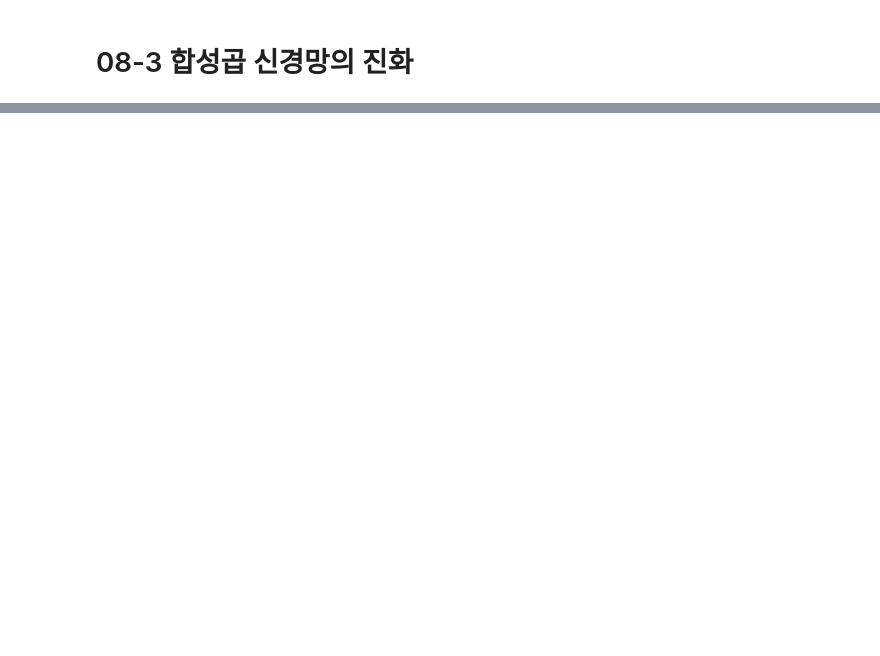
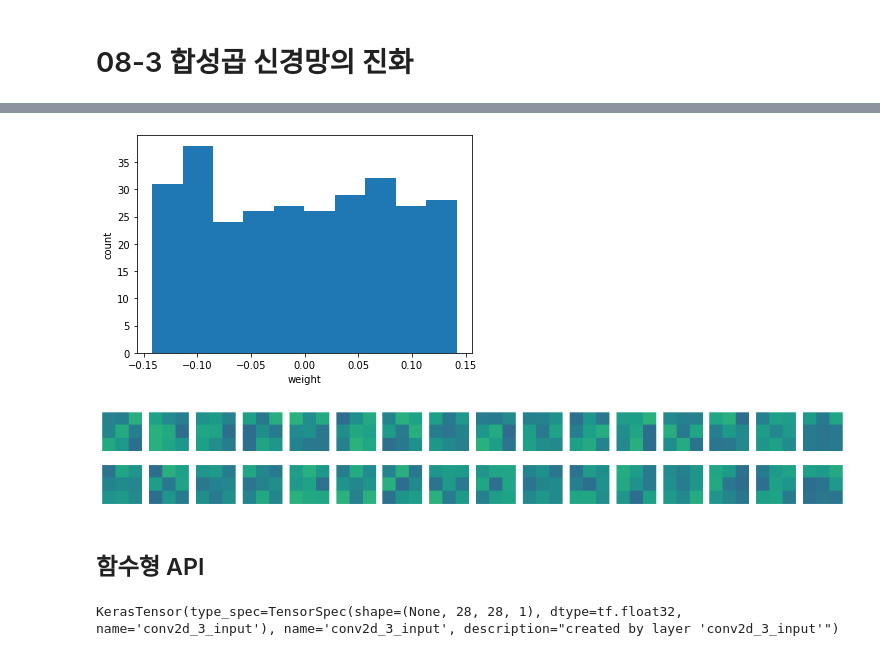
Before and after one commit to henney3765/MLDL_studyalone, a Jupyter notebook: 08_이미지를위한인공신경망.ipynb, the cells around one changed output, grey strips where cells are left out. Saved outputs shown, nothing was run; the diff lists cells and outputs as text; code cells hidden in the pictures; blank space fills up the shorter version.

```diff
--- a/08_이미지를위한인공신경망.ipynb
+++ b/08_이미지를위한인공신경망.ipynb
@@ -166,0 +210,3 @@ model.evaluate(test_scaled, test_target)
+# %%
+no_training_model = keras.Sequential()
+no_training_model.add(keras.layers.Conv2D(32, kernel_size=3, activation='relu', padding='same', input_shape=(28,28,1)))
@@ -166,0 +223,22 @@ model.evaluate(test_scaled, test_target)
+# %%
+plt.hist(no_training_weights.reshape(-1, 1))
+plt.xlabel('weight')
+plt.ylabel('count')
+plt.show()
+# %% [output]
+[figure, added]
+# %%
+fig, axs = plt.subplots(2, 16, figsize=(15,2))
+for i in range(2):
+  for j in range(16):
+    axs[i, j].imshow(no_training_weights[:,:,0,i*16 + j], vmin=-0.5, vmax=0.5)
+    axs[i, j].axis('off')
+plt.show()
+# %% [output]
+[figure, added]
+# %% [markdown]
+## 함수형 API
+# %%
+print(model.input)
+# %% [output]
+KerasTensor(type_spec=TensorSpec(shape=(None, 28, 28, 1), dtype=tf.float32, name='conv2d_3_input'), name='conv2d_3_input', description="created by layer 'conv2d_3_input'")
```
Also changed, not shown: parts of 25 cells of this notebook.
